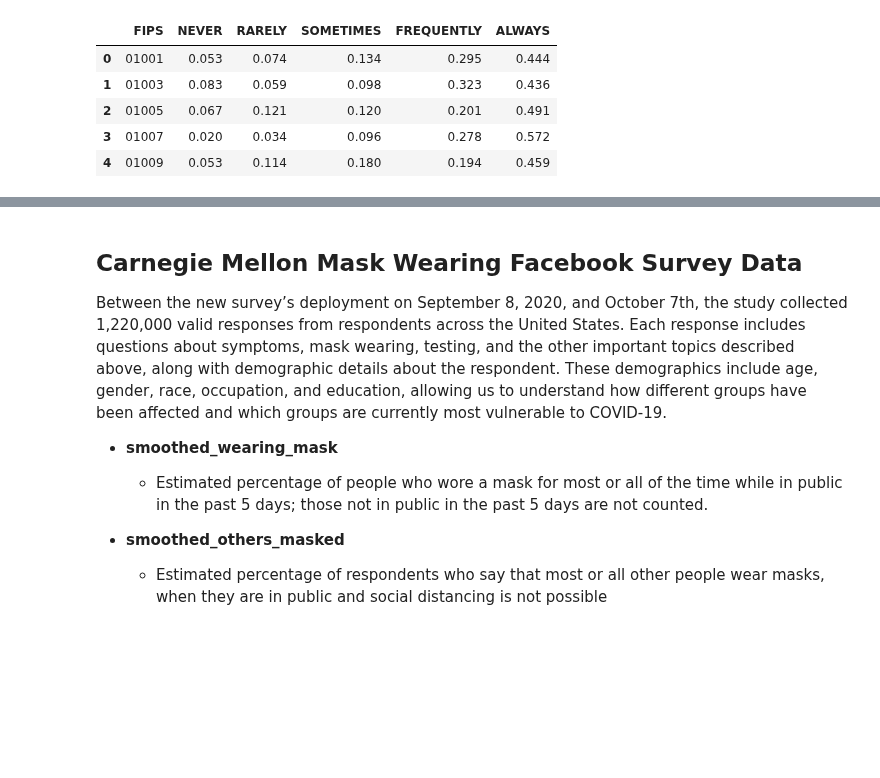
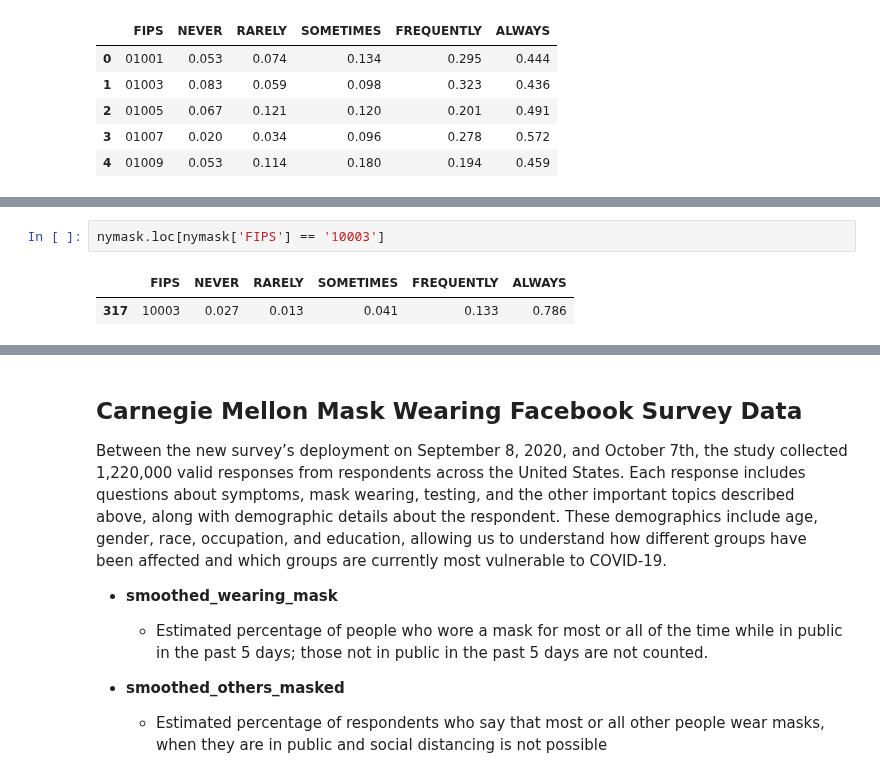
Before and after one commit to datascisteven/The-Masked-Politic, a Jupyter notebook: Phase_3_Project.ipynb, the cells around one changed output, grey strips where cells are left out. Saved outputs shown, nothing was run; the diff lists cells and outputs as text; blank space fills up the shorter version.

```diff
--- a/Phase_3_Project.ipynb
+++ b/Phase_3_Project.ipynb
@@ -68,3 +76,8 @@ nymask.head()
+# %%
+nymask.loc[nymask['FIPS'] == '10003']
+# %% [output]
+|  | FIPS | NEVER | RARELY | SOMETIMES | FREQUENTLY | ALWAYS |
+| 317 | 10003 | 0.027 | 0.013 | 0.041 | 0.133 | 0.786 |
 # %% [markdown]
 <img src='images/fb_mask_data.png'>
 # %% [markdown]
```
Also changed, not shown: parts of 3 cells of this notebook, 1 other file.
